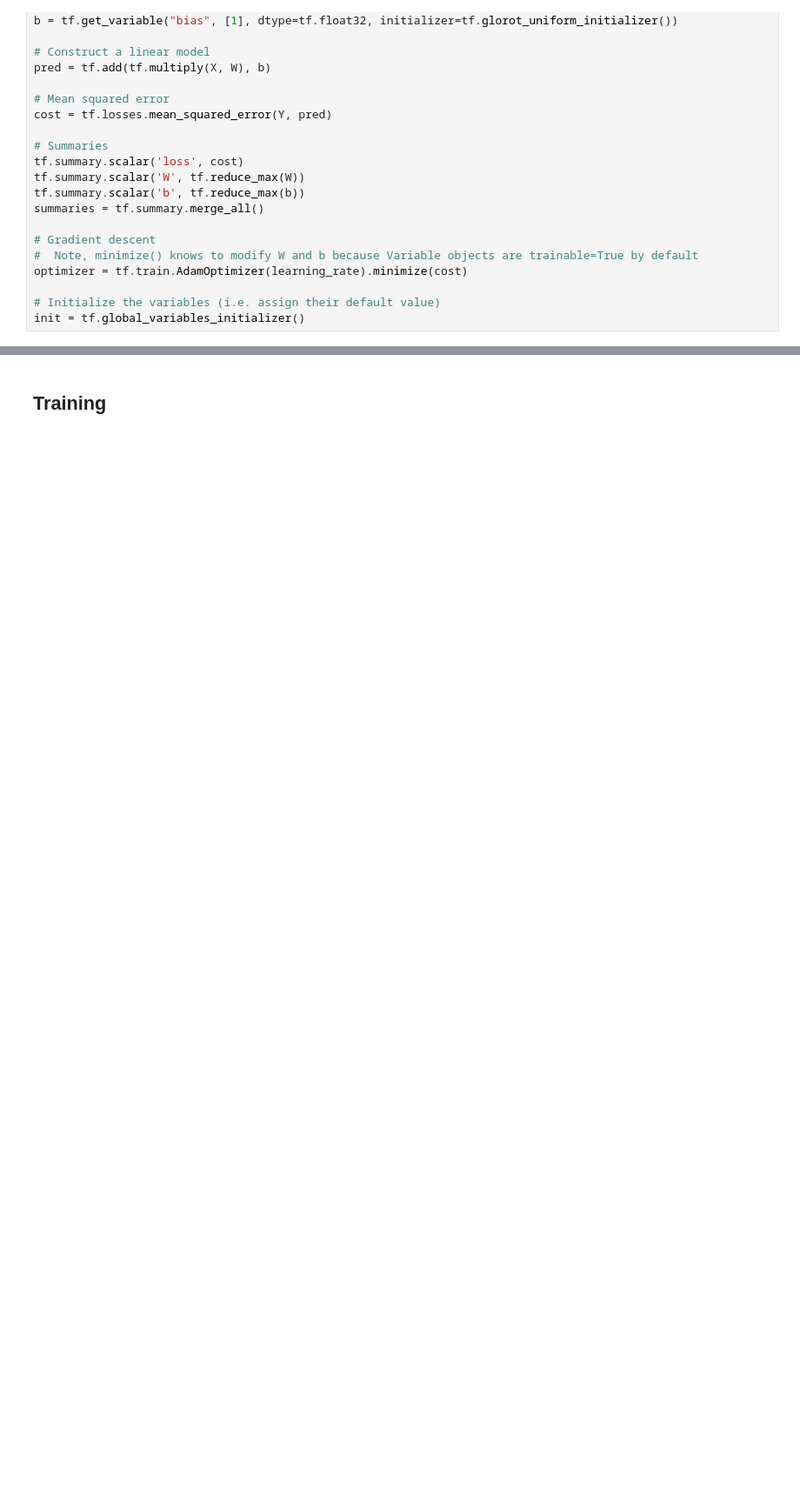
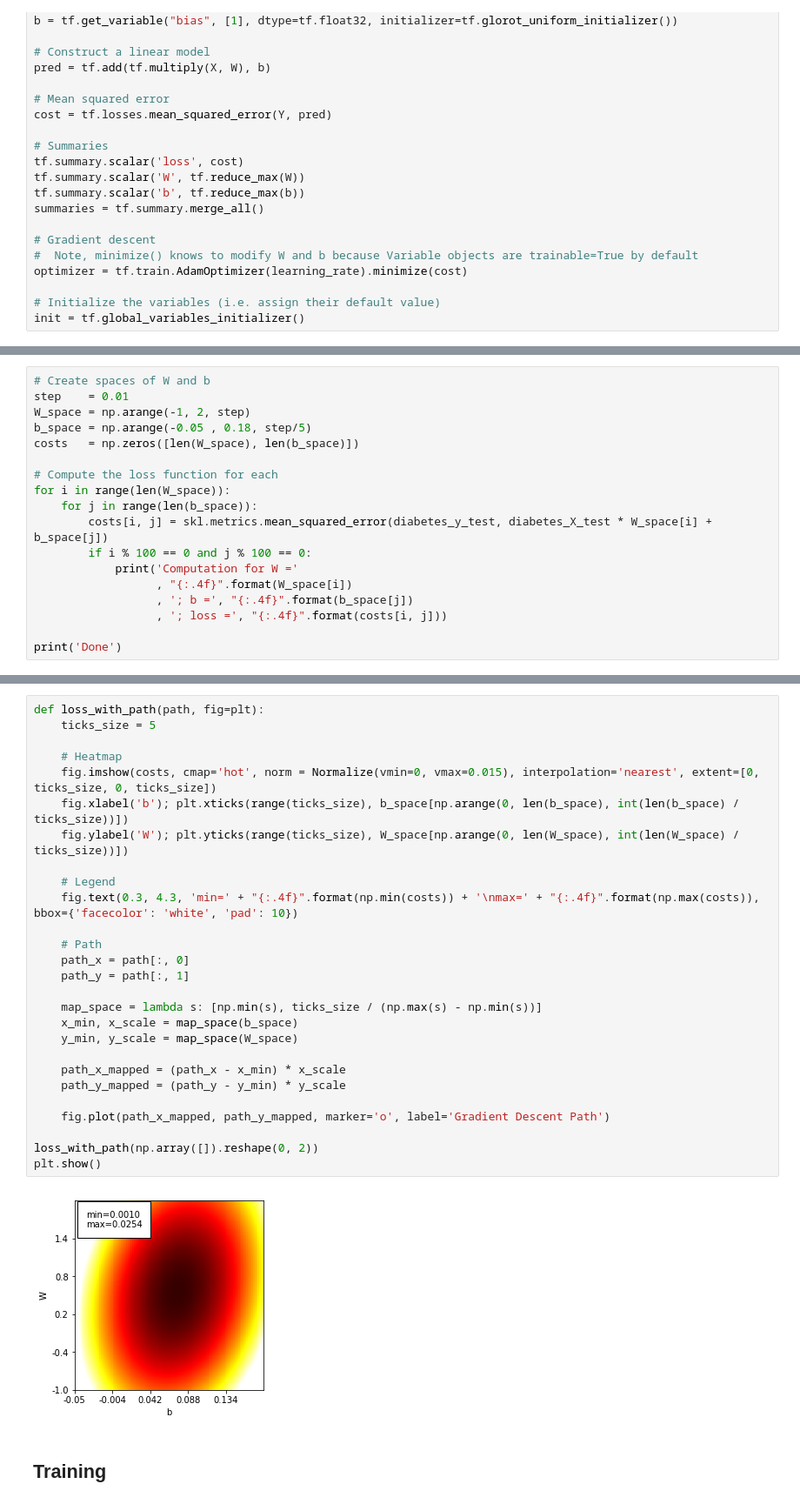
Before and after one commit to functorhub/ml-fundamentals, a Jupyter notebook: Fundamentals.ipynb, the cells around one changed output, grey strips where cells are left out. Shown: that part at 87% size. Cells and saved outputs as stored; diff of their text form; blank space fills up the shorter version.

Commit message:
Loss function heatmap

```diff
--- a/Fundamentals.ipynb
+++ b/Fundamentals.ipynb
@@ -90,0 +95,18 @@ init = tf.global_variables_initializer()
+# %%
+# Create spaces of W and b
+step    = 0.01
+W_space = np.arange(-1, 2, step)
+b_space = np.arange(-0.05 , 0.18, step/5)
+costs   = np.zeros([len(W_space), len(b_space)])
+
+# Compute the loss function for each
+for i in range(len(W_space)):
+    for j in range(len(b_space)):
+        costs[i, j] = skl.metrics.mean_squared_error(diabetes_y_test, diabetes_X_test * W_space[i] + b_space[j])
+        if i % 100 == 0 and j % 100 == 0:
+            print('Computation for W ='
+                  , "{:.4f}".format(W_space[i])
+                  , '; b =', "{:.4f}".format(b_space[j])
+                  , '; loss =', "{:.4f}".format(costs[i, j]))
+
+print('Done')
@@ -91,3 +121,32 @@ init = tf.global_variables_initializer()
+# %%
+def loss_with_path(path, fig=plt):
+    ticks_size = 5
+
+    # Heatmap
+    fig.imshow(costs, cmap='hot', norm = Normalize(vmin=0, vmax=0.015), interpolation='nearest', extent=[0, ticks_size, 0, ticks_size])
+    fig.xlabel('b'); plt.xticks(range(ticks_size), b_space[np.arange(0, len(b_space), int(len(b_space) / ticks_size))])
+    fig.ylabel('W'); plt.yticks(range(ticks_size), W_space[np.arange(0, len(W_space), int(len(W_space) / ticks_size))])
+
+    # Legend
+    fig.text(0.3, 4.3, 'min=' + "{:.4f}".format(np.min(costs)) + '\nmax=' + "{:.4f}".format(np.max(costs)), bbox={'facecolor': 'white', 'pad': 10})
+
+    # Path
+    path_x = path[:, 0]
+    path_y = path[:, 1]
+
+    map_space = lambda s: [np.min(s), ticks_size / (np.max(s) - np.min(s))]
+    x_min, x_scale = map_space(b_space)
+    y_min, y_scale = map_space(W_space)
+
+    path_x_mapped = (path_x - x_min) * x_scale
+    path_y_mapped = (path_y - y_min) * y_scale
+
+    fig.plot(path_x_mapped, path_y_mapped, marker='o', label='Gradient Descent Path')
+
+loss_with_path(np.array([]).reshape(0, 2))
+plt.show()
+# %% [output]
+[figure, added]
 # %% [markdown]
 ## Training
 # %%
```
Also changed, not shown: parts of 4 cells of this notebook.
